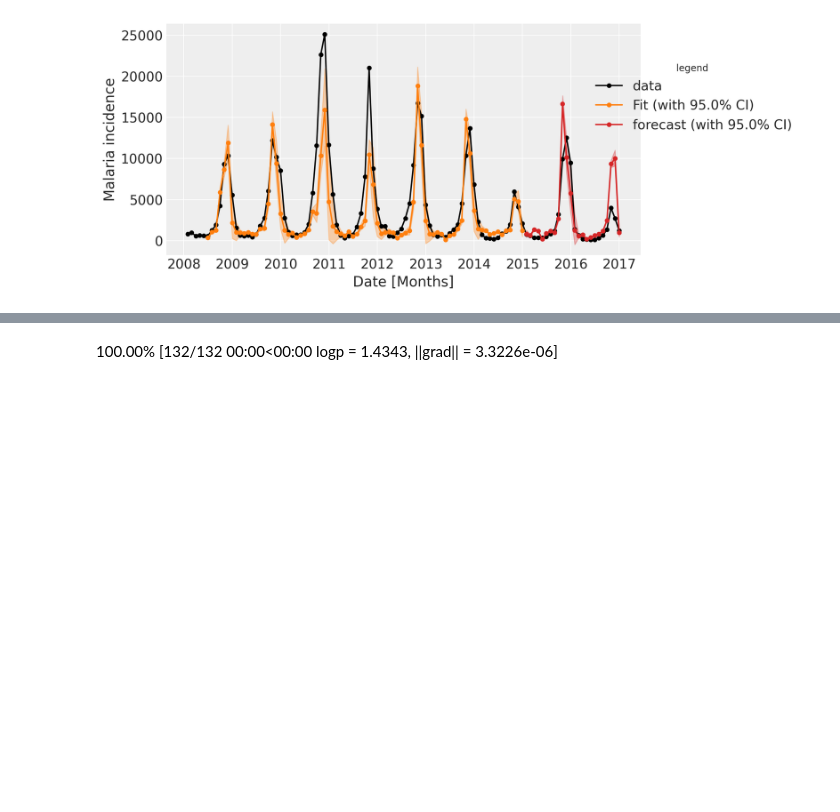
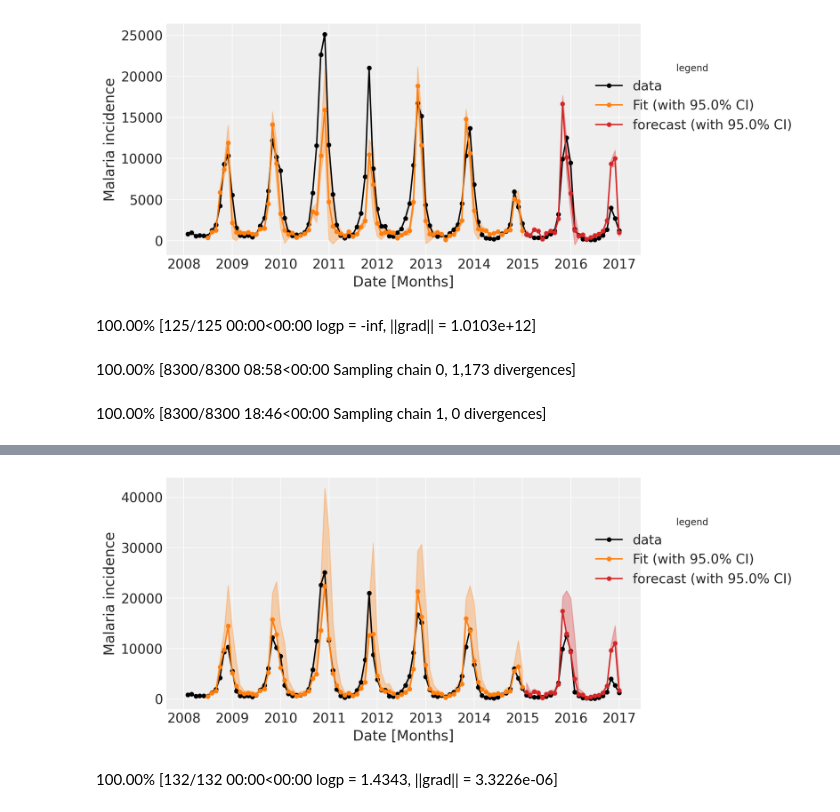
Before and after one commit to OD1992/Python-programs, a Jupyter notebook: Poisson_malaria_model_CI.ipynb, the cells around one changed output, grey strips where cells are left out. Drawn from its saved outputs; the diff is of its cells as text; code cells hidden in the pictures; blank space fills up the shorter version.

```diff
--- a/Poisson_malaria_model_CI.ipynb
+++ b/Poisson_malaria_model_CI.ipynb
@@ -98,3 +97,62 @@ WARNING:pymc3:The acceptance probability does not match the target. It is 1.0, b
 ERROR:pymc3:The rhat statistic is larger than 1.4 for some parameters. The sampler did not converge.
 ERROR:pymc3:The estimated number of effective samples is smaller than 200 for some parameters.
 [figure]
+# %%
+#************************ Dakar ******************************
+#******************** We take into account the lag *************************
+t_s=0;t_i=5; t_c=84; t_e=108; intercept=np.ones(t_e)
+X = np.c_[df.Rainfall, AVT_Dakar, df.Humidity_D, df.MC_Dakar, intercept]
+y_o=df.MC_Dakar.values; lag=[2,2,5,1]
+y_train=y_o[t_i:t_c] ; y_test=y_o[t_c:t_e]
+X_train = np.c_[X[t_i-lag[0]:t_c-lag[0],0], X[t_i-lag[1]:t_c-lag[1],1], X[t_i-lag[2]:t_c-lag[2],2], X[t_i-lag[3]:t_c-lag[3],3], X[t_i:t_c,4]]
+X_test = np.c_[X[t_c-lag[0]:t_e-lag[0],0], X[t_c-lag[1]:t_e-lag[1],1], X[t_c-lag[2]:t_e-lag[2],2], X[t_c-lag[3]:t_e-lag[3],3], X[t_c:t_e,4]]
+model = sm.GLM(y_train, X_train, family=Poisson(link=identity)).fit()
+ecart_type = np.sqrt(np.diag(model.cov_params()))
+# True parameter values
+alpha = model.params[4];   beta = [model.params[0], model.params[1], model.params[2], model.params[3]]
+# Predictor variable
+X0 = X_train[:,0]; X1 = X_train[:,1]; X2 = X_train[:,2]; X3 = X_train[:,3]
+# Simulate outcome variable
+Y = alpha + beta[0] * X0 + beta[1] * X1 + beta[2] * X2 + beta[3] * X3
+basic_model = pm.Model()
+with basic_model:
+    # Priors for unknown model parameters
+    alpha = pm.Normal("alpha", mu=model.params[4], sigma=ecart_type[4]**2)
+    beta[0] = pm.Normal("beta[0]", mu=model.params[0], sigma=ecart_type[0]**2) #np.abs(model.params[0])**2
+    beta[1] = pm.Normal("beta[1]", mu=model.params[1], sigma=ecart_type[1]**2)
+    beta[2] = pm.Normal("beta[2]", mu=model.params[2], sigma=ecart_type[2]**2)
+    beta[3] = pm.Normal("beta[3]", mu=model.params[3], sigma=ecart_type[3]**2)
+    #****  Deterministic model of the expected and the forecasted value of outcome
+    mu = alpha + beta[0] * X0 + beta[1] * X1 + beta[2] * X2 + beta[3] * X3
+    #*****Posterior distribution
+    pm.Poisson("Obs", mu=mu, observed=y_train)
+    pm.Deterministic('mu', mu)
+
+    forecasts = beta[0]*X_test[:,0] + beta[1] * X_test[:,1] + beta[2] * X_test[:,2] + beta[3] * X_test[:,3] + alpha
+    pm.StudentT("obss",nu=4, mu=forecasts, sigma=forecasts ** 0.5 ,observed=y_test)
+    pm.Deterministic('forecasts', forecasts)
+    #****we use Powell’s method to find the MAP
+    map_estimate = pm.find_MAP(model=basic_model, method="powell")
+    #print(sw_regions, sw_model, map_estimate)
+    #*******posterior samples
+    trace = pm.sample(draws=8000,tune=300)  #
+    #trace["alpha"] #We can see the  values for the alpha variable as follows:
+    q_1 =2.5; q_3 =97.5
+    fig=plt.figure(figsize=(8,4))
+    plt.plot(df.Date, y_o, label='data',color = "black" , marker='o', markersize=4)
+    percentiles = np.percentile(trace.mu, q_1, axis=0), np.percentile(trace.mu, q_3, axis=0)
+    percentiles_forecasts = np.percentile(trace.forecasts, q_1, axis=0), np.percentile(trace.forecasts, q_3, axis=0)
+    plt.plot(df.Date[t_i:t_c], np.median(trace.mu, axis=0),color='tab:orange', label='Fit (with '+str(q_3 - q_1) + '% CI)',  marker='o', markersize=4)
+    plt.plot(df.Date[t_c:t_e], np.median(trace.forecasts, axis=0),color='tab:red', label='forecast (with '+str(q_3 - q_1) + '% CI)',  marker='o', markersize=4)
+    plt.fill_between(df.Date[t_i:t_c], percentiles[0], percentiles[1], alpha=0.3, color='tab:orange')
+    plt.fill_between(df.Date[t_c:t_e], percentiles_forecasts[0], percentiles_forecasts[1], alpha=0.3, color='tab:red')
+    #plt.yscale('log')
+    plt.ylabel('Malaria incidence')
+    plt.xlabel('Date [Months]')
+    #plt.xticks(rotation=90)
+    fig.legend(title="legend ",loc='upper center', bbox_to_anchor=(1.1, 0.9), shadow=True, ncol=1)
+    plt.show()
+# %% [output]
+100.00% [125/125 00:00<00:00 logp = -inf, ||grad|| = 1.0103e+12]
+100.00% [8300/8300 08:58<00:00 Sampling chain 0, 1,173 divergences]
+100.00% [8300/8300 18:46<00:00 Sampling chain 1, 0 divergences]
@@ -101,3 +167,4 @@ ERROR:pymc3:The estimated number of effective samples is smaller than 200 for so
+[figure, added]
 # %%
 #************************ Dakar ******************************
 #******************** We take into account the lag only in the past of malaria *************************
```
Also changed, not shown: parts of 3 cells of this notebook.
